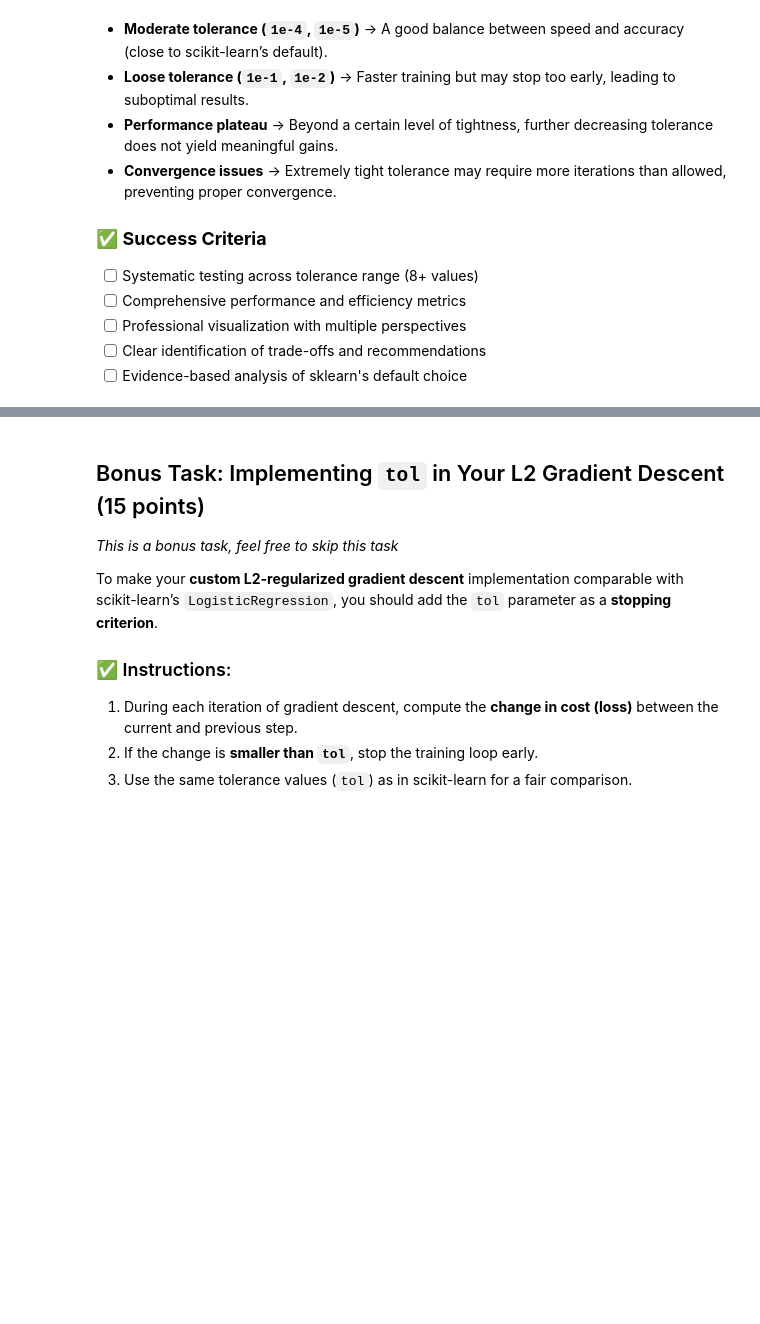
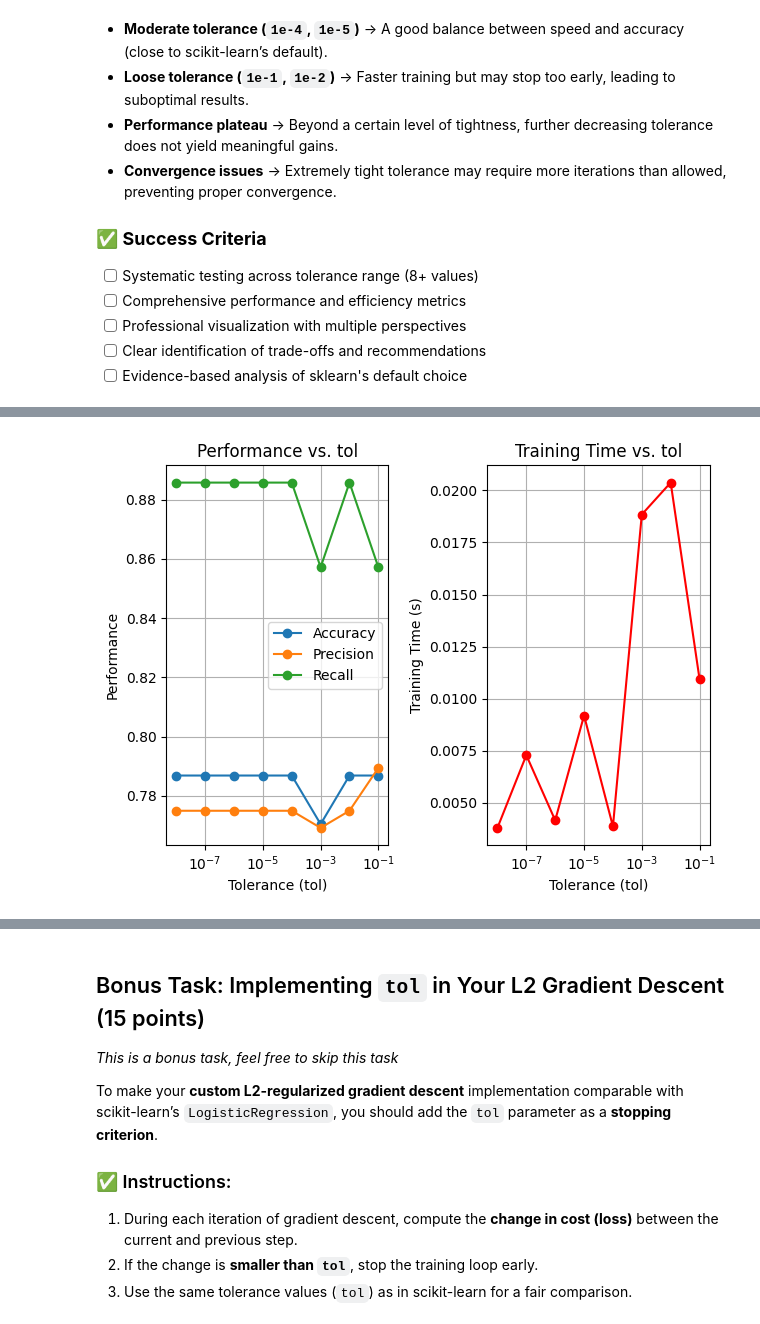
Before and after one commit to gabbymp3/stat362, a Jupyter notebook: student/homeworks/Assignment 1/HW1_binary.ipynb, the cells around one changed output, grey strips where cells are left out. Saved outputs shown, nothing was run; the diff lists cells and outputs as text; code cells hidden in the pictures; blank space fills up the shorter version.

```diff
--- a/student/homeworks/Assignment 1/HW1_binary.ipynb
+++ b/student/homeworks/Assignment 1/HW1_binary.ipynb
@@ -692,3 +724,15 @@ Iteration 1000: Train Cost   0.4435   Test Cost   0.5081
 - Report the performance using the **same evaluation metrics** as previously used.
 - Compare the results to your **custom implementation**. Analyze whether scikit-learn’s built-in logistic regression achieves similar, better, or worse performance.
 - Explain the potential reasons for any differences you observe.
+# %%
+from sklearn.linear_model import LogisticRegression
+
+# initialize and train model
+model = LogisticRegression(penalty='l2', C=1/0.01)
+model.fit(X_train_array, y_train)
+preds = model.predict(X_test_array)
+
+# evaluate performance
+print("Accuracy:", accuracy_score(y_test, preds))
+print("Precision:", precision_score(y_test, preds))
+print("Recall:", recall_score(y_test, preds))
@@ -733,0 +822,26 @@ Experiment with the following `tol` values to explore their impact on model conv
+# %%
+# accuracy, precision, recall vs tol
+plt.subplot(1,2,1)
+plt.plot(df_results['tol'], df_results['accuracy'], marker='o', label='Accuracy')
+plt.plot(df_results['tol'], df_results['precision'], marker='o', label='Precision')
+plt.plot(df_results['tol'], df_results['recall'], marker='o', label='Recall')
+plt.xscale('log')
+plt.xlabel('Tolerance (tol)')
+plt.ylabel('Performance')
+plt.title('Performance vs. tol')
+plt.legend()
+plt.grid(True)
+
+# training time vs tol
+plt.subplot(1,2,2)
+plt.plot(df_results['tol'], df_results['train_time_sec'], marker='o', color='red')
+plt.xscale('log')
+plt.xlabel('Tolerance (tol)')
+plt.ylabel('Training Time (s)')
+plt.title('Training Time vs. tol')
+plt.grid(True)
+
+plt.tight_layout()
+plt.show()
+# %% [output]
+[figure, added]
```
Also changed, not shown: parts of 11 cells of this notebook.
